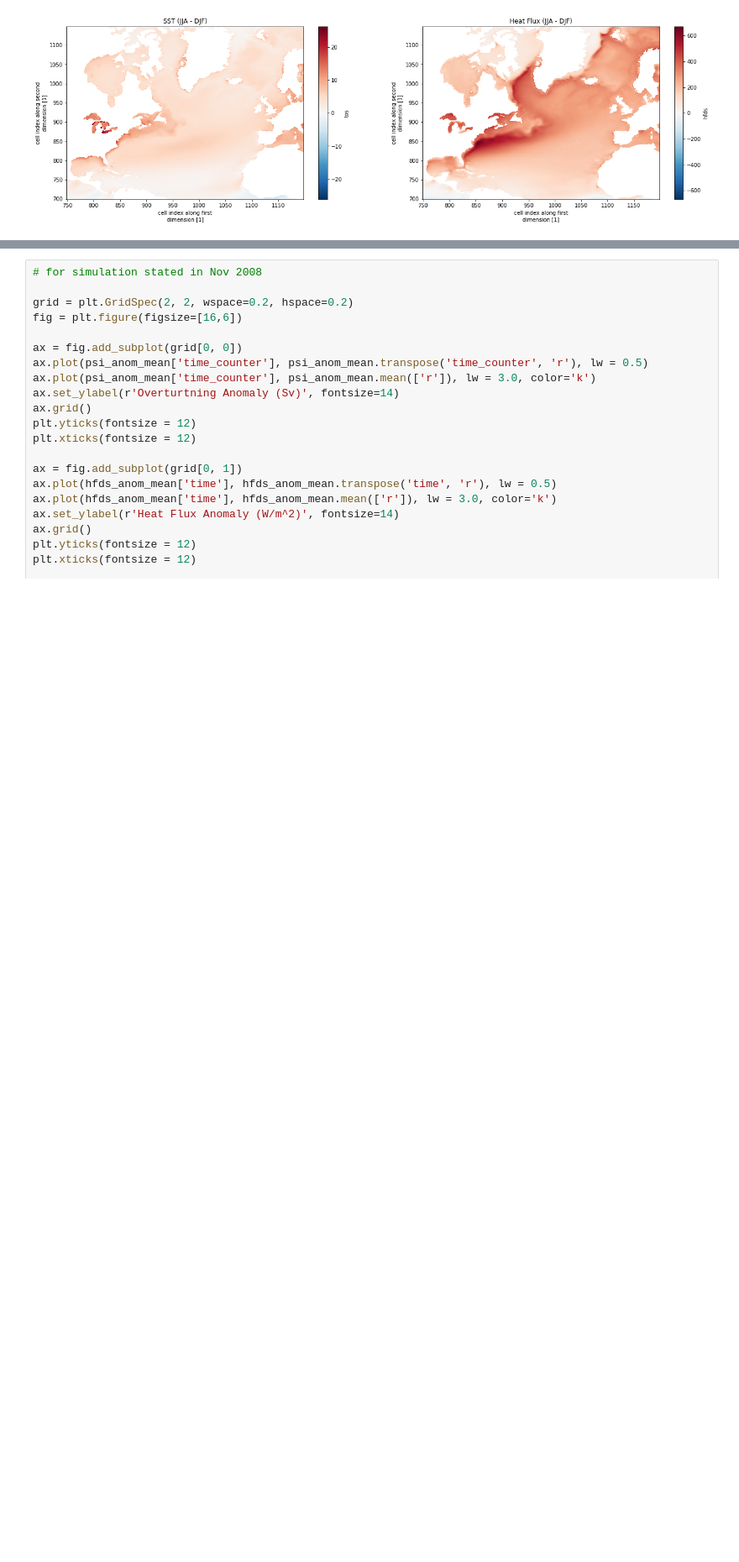
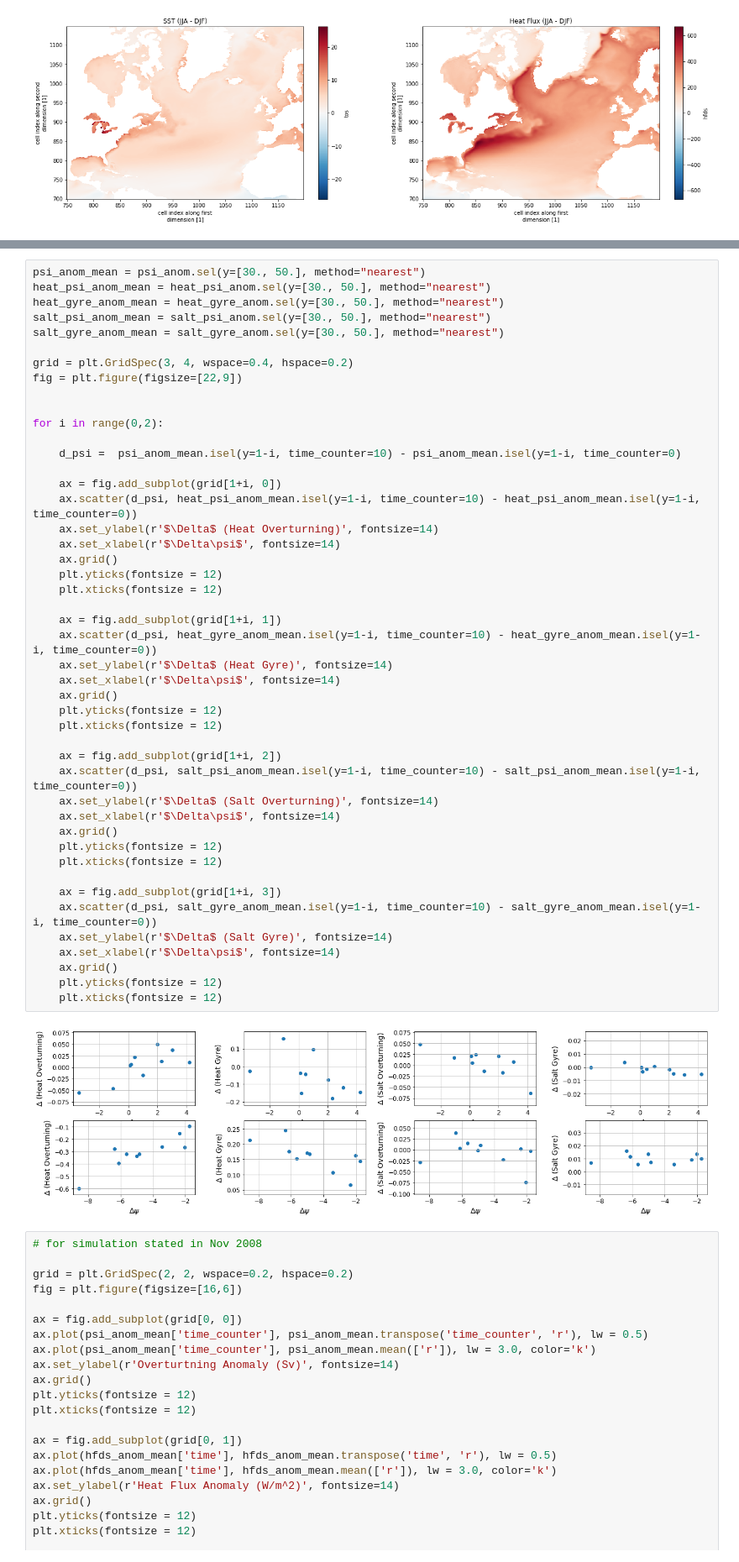
Before and after one commit to hmkhatri/AMOC_Variability_DePreSys_MET, a Jupyter notebook: Notebooks/SST_Heat_Flux_Overturning.ipynb, the cells around one changed output, grey strips where cells are left out. Shown at 84% size. Drawn from its saved outputs; the diff is of its cells as text; blank space fills up the shorter version.

```diff
--- a/Notebooks/SST_Heat_Flux_Overturning.ipynb
+++ b/Notebooks/SST_Heat_Flux_Overturning.ipynb
@@ -217,3 +445,51 @@ Dimensions without coordinates: r
+# %%
+psi_anom_mean = psi_anom.sel(y=[30., 50.], method="nearest")
+heat_psi_anom_mean = heat_psi_anom.sel(y=[30., 50.], method="nearest")
+heat_gyre_anom_mean = heat_gyre_anom.sel(y=[30., 50.], method="nearest")
+salt_psi_anom_mean = salt_psi_anom.sel(y=[30., 50.], method="nearest")
+salt_gyre_anom_mean = salt_gyre_anom.sel(y=[30., 50.], method="nearest")
+
+grid = plt.GridSpec(3, 4, wspace=0.4, hspace=0.2)
+fig = plt.figure(figsize=[22,9])
+
+
+for i in range(0,2):
+
+    d_psi =  psi_anom_mean.isel(y=1-i, time_counter=10) - psi_anom_mean.isel(y=1-i, time_counter=0)
+
+    ax = fig.add_subplot(grid[1+i, 0])
+    ax.scatter(d_psi, heat_psi_anom_mean.isel(y=1-i, time_counter=10) - heat_psi_anom_mean.isel(y=1-i, time_counter=0))
+    ax.set_ylabel(r'$\Delta$ (Heat Overturning)', fontsize=14)
+    ax.set_xlabel(r'$\Delta\psi$', fontsize=14)
+    ax.grid()
+    plt.yticks(fontsize = 12)
+    plt.xticks(fontsize = 12)
+
+    ax = fig.add_subplot(grid[1+i, 1])
+    ax.scatter(d_psi, heat_gyre_anom_mean.isel(y=1-i, time_counter=10) - heat_gyre_anom_mean.isel(y=1-i, time_counter=0))
+    ax.set_ylabel(r'$\Delta$ (Heat Gyre)', fontsize=14)
+    ax.set_xlabel(r'$\Delta\psi$', fontsize=14)
+    ax.grid()
+    plt.yticks(fontsize = 12)
+    plt.xticks(fontsize = 12)
+
+    ax = fig.add_subplot(grid[1+i, 2])
+    ax.scatter(d_psi, salt_psi_anom_mean.isel(y=1-i, time_counter=10) - salt_psi_anom_mean.isel(y=1-i, time_counter=0))
+    ax.set_ylabel(r'$\Delta$ (Salt Overturning)', fontsize=14)
+    ax.set_xlabel(r'$\Delta\psi$', fontsize=14)
+    ax.grid()
+    plt.yticks(fontsize = 12)
+    plt.xticks(fontsize = 12)
+
+    ax = fig.add_subplot(grid[1+i, 3])
+    ax.scatter(d_psi, salt_gyre_anom_mean.isel(y=1-i, time_counter=10) - salt_gyre_anom_mean.isel(y=1-i, time_counter=0))
+    ax.set_ylabel(r'$\Delta$ (Salt Gyre)', fontsize=14)
+    ax.set_xlabel(r'$\Delta\psi$', fontsize=14)
+    ax.grid()
+    plt.yticks(fontsize = 12)
+    plt.xticks(fontsize = 12)
+# %% [output]
+[figure, added]
 # %%
 # for simulation stated in Nov 2008
 
```
Also changed, not shown: parts of 36 cells of this notebook, 2 other files.
